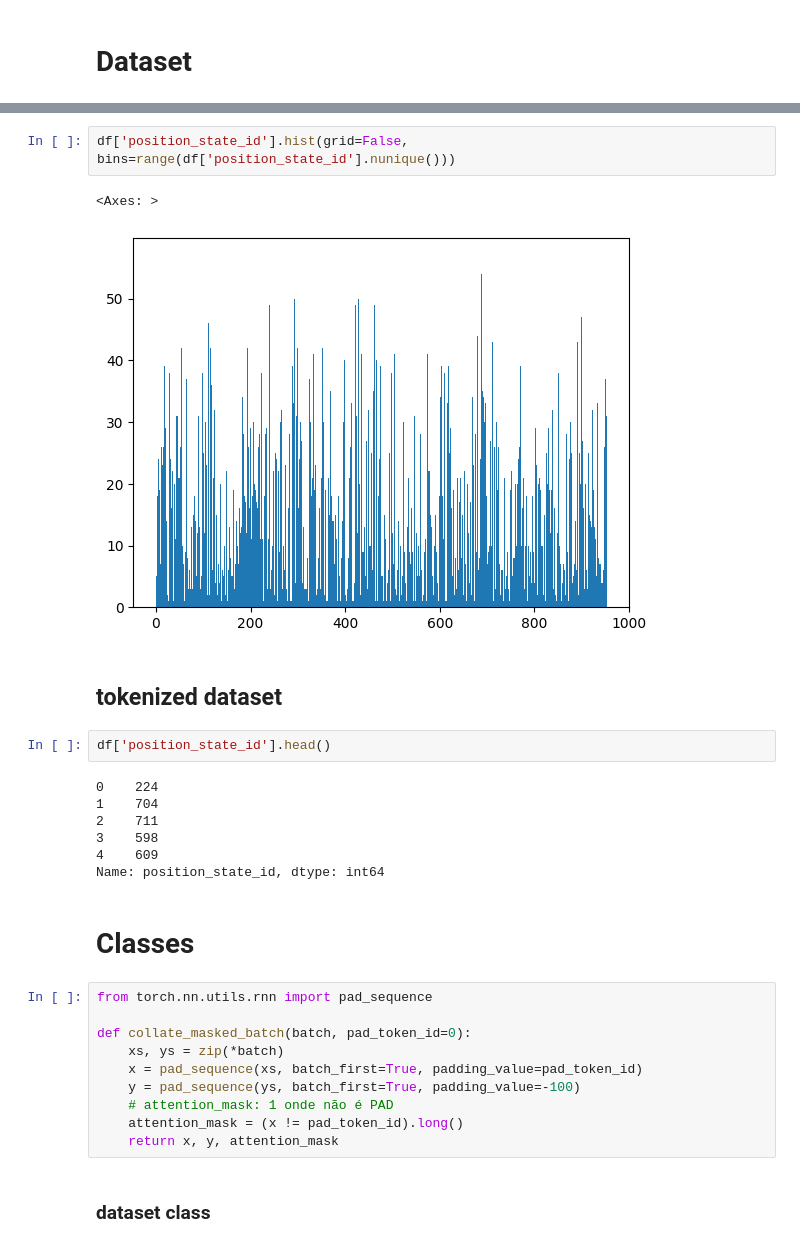
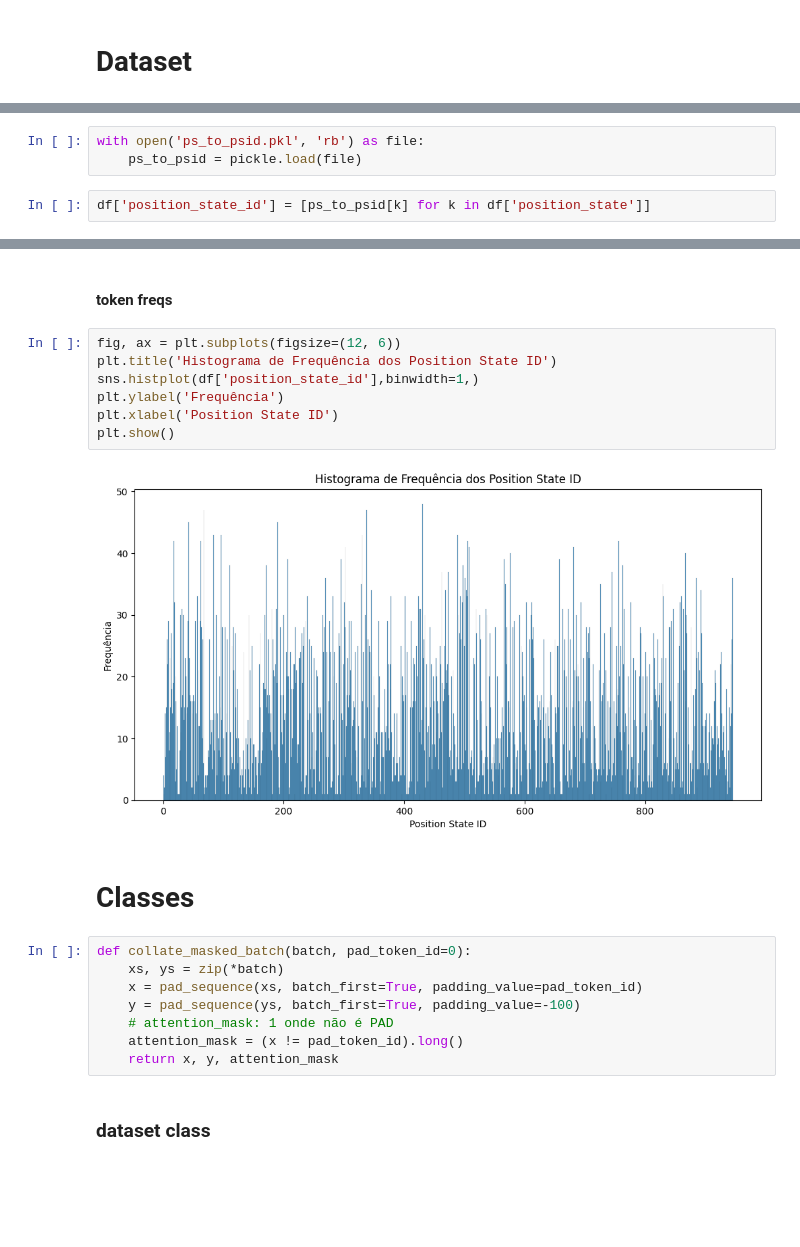
Before and after one commit to mgteus/navitrans, a Jupyter notebook: navitran_vizz_reboot_bert_squared_25_span.ipynb, the cells around one changed output, grey strips where cells are left out. Drawn from its saved outputs; the diff is of its cells as text; blank space fills up the shorter version.

```diff
--- a/navitran_vizz_reboot_bert_squared_25_span.ipynb
+++ b/navitran_vizz_reboot_bert_squared_25_span.ipynb
@@ -48,0 +47,5 @@ ps_to_token = {ps:pid for pid, ps in zip(df['position_state_id'], df['position_s
+# %%
+with open('ps_to_psid.pkl', 'rb') as file:
+    ps_to_psid = pickle.load(file)
+# %%
+df['position_state_id'] = [ps_to_psid[k] for k in df['position_state']]
@@ -77,24 +58,17 @@ sns.histplot(df, x='position_state_id', binwidth=1)#.value_counts(normalize=True
-# %%
-df['position_state_id'].hist(grid=False, bins=range(df['position_state_id'].nunique()))
-# %% [output]
-<Axes: >
-[figure, removed]
-# %% [markdown]
-## tokenized dataset
-# %%
-df['position_state_id'].head()
-# %% [output]
-0    224
-1    704
-2    711
-3    598
-4    609
-Name: position_state_id, dtype: int64
+# %% [markdown]
+#### token freqs
+# %%
+fig, ax = plt.subplots(figsize=(12, 6))
+plt.title('Histograma de Frequência dos Position State ID')
+sns.histplot(df['position_state_id'],binwidth=1,)
+plt.ylabel('Frequência')
+plt.xlabel('Position State ID')
+plt.show()
+# %% [output]
+[figure, added]
 # %% [markdown]
 # Classes
 # %%
-from torch.nn.utils.rnn import pad_sequence
-
 def collate_masked_batch(batch, pad_token_id=0):
     xs, ys = zip(*batch)
     x = pad_sequence(xs, batch_first=True, padding_value=pad_token_id)
```
Also changed, not shown: parts of 46 cells of this notebook, 4 other files.
